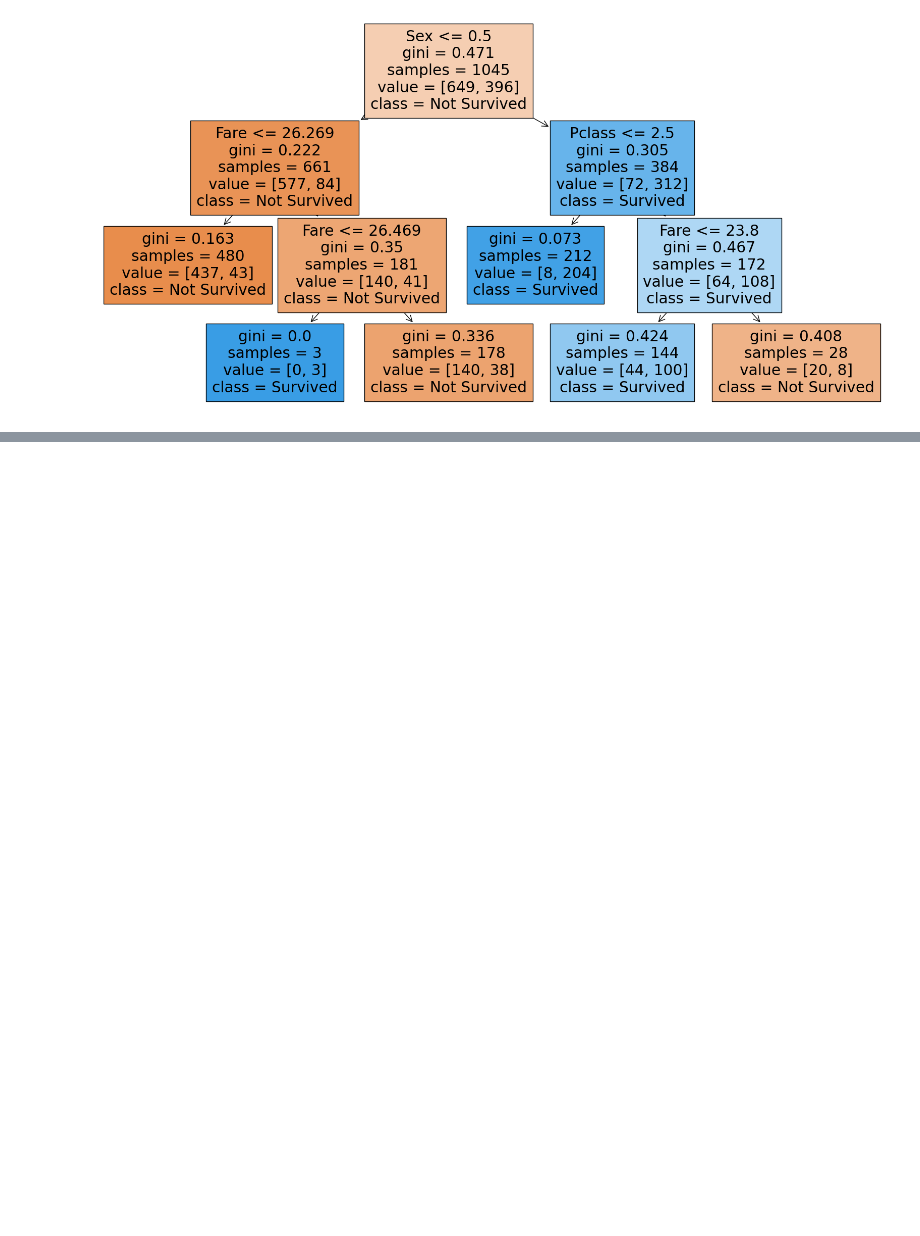
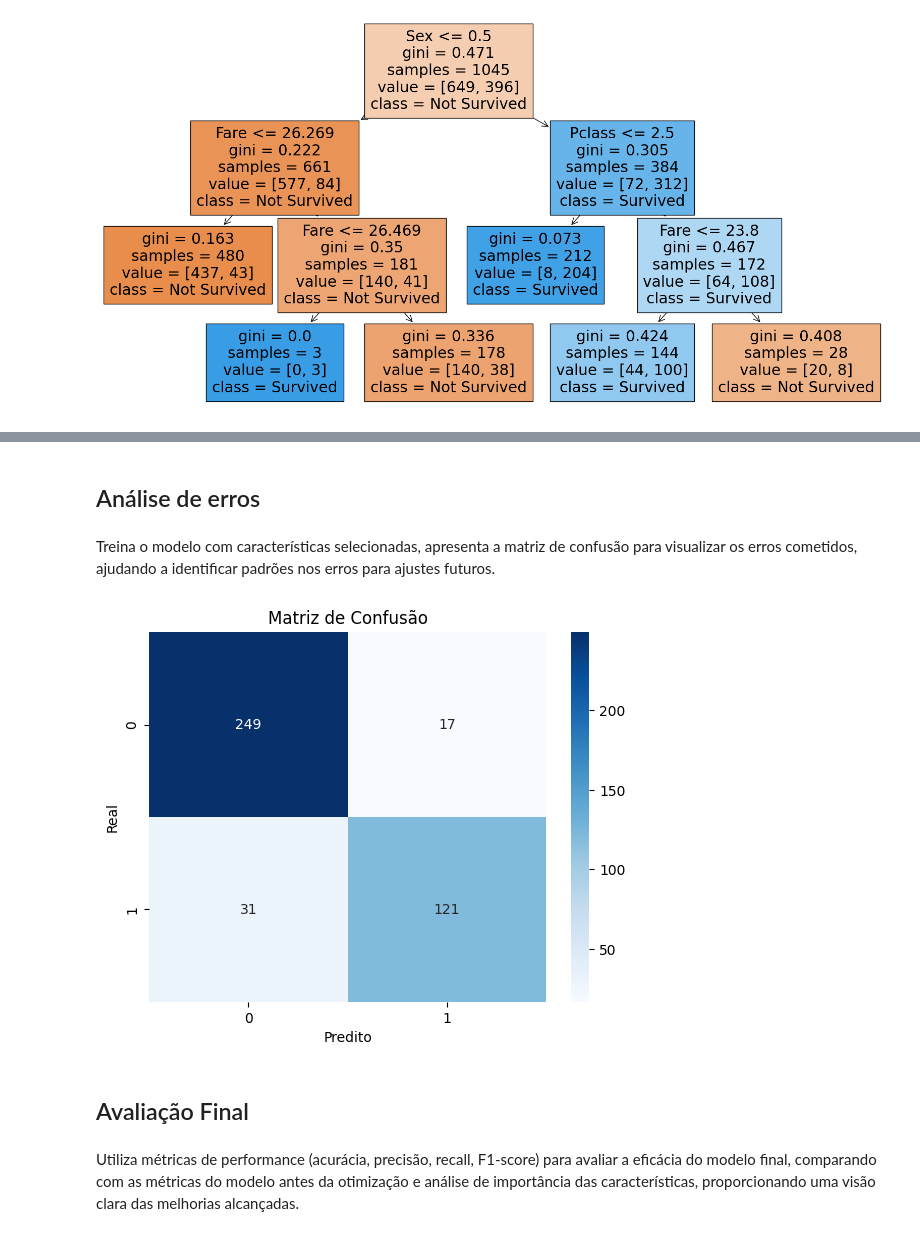
Before and after one commit to Quote023/IF684-Sistemas_Inteligentes_II, a Jupyter notebook: mini_projetos/mini_projeto2.ipynb, the cells around one changed output, grey strips where cells are left out. Drawn from its saved outputs; the diff is of its cells as text; code cells hidden in the pictures; blank space fills up the shorter version.

```diff
--- a/mini_projetos/mini_projeto2.ipynb
+++ b/mini_projetos/mini_projeto2.ipynb
@@ -352,0 +364,12 @@ plt.show()
+# %%
+from sklearn.ensemble import RandomForestClassifier
+
+rf = RandomForestClassifier(random_state=42)
+rf.fit(trainX, trainY)
+
+y_pred_rf = rf.predict(testX)
+accuracy_rf = accuracy_score(testY, y_pred_rf)
+conf_matrix_rf = confusion_matrix(testY, y_pred_rf)
+
+print(f'Random Forest - Accuracy: {accuracy_rf}')
+print(f'Random Forest - Confusion Matrix:\n{conf_matrix_rf}')
@@ -352,0 +458,20 @@ plt.show()
+# %% [markdown]
+## Análise de erros
+# %% [markdown]
+Treina o modelo com características selecionadas, apresenta a matriz de confusão para visualizar os erros cometidos, ajudando a identificar padrões nos erros para ajustes futuros.
+# %%
+best_rf.fit(trainX_selected, trainY)
+y_pred_selected = best_rf.predict(testX_selected)
+
+conf_matrix = confusion_matrix(testY, y_pred_selected)
+sns.heatmap(conf_matrix, annot=True, fmt="d", cmap="Blues")
+plt.title('Matriz de Confusão')
+plt.xlabel('Predito')
+plt.ylabel('Real')
+plt.show()
+# %% [output]
+[figure, added]
+# %% [markdown]
+## Avaliação Final
+# %% [markdown]
+Utiliza métricas de performance (acurácia, precisão, recall, F1-score) para avaliar a eficácia do modelo final, comparando com as métricas do modelo antes da otimização e análise de importância das características, proporcionando uma visão clara das melhorias alcançadas.
```
Also changed, not shown: parts of 32 cells of this notebook.
